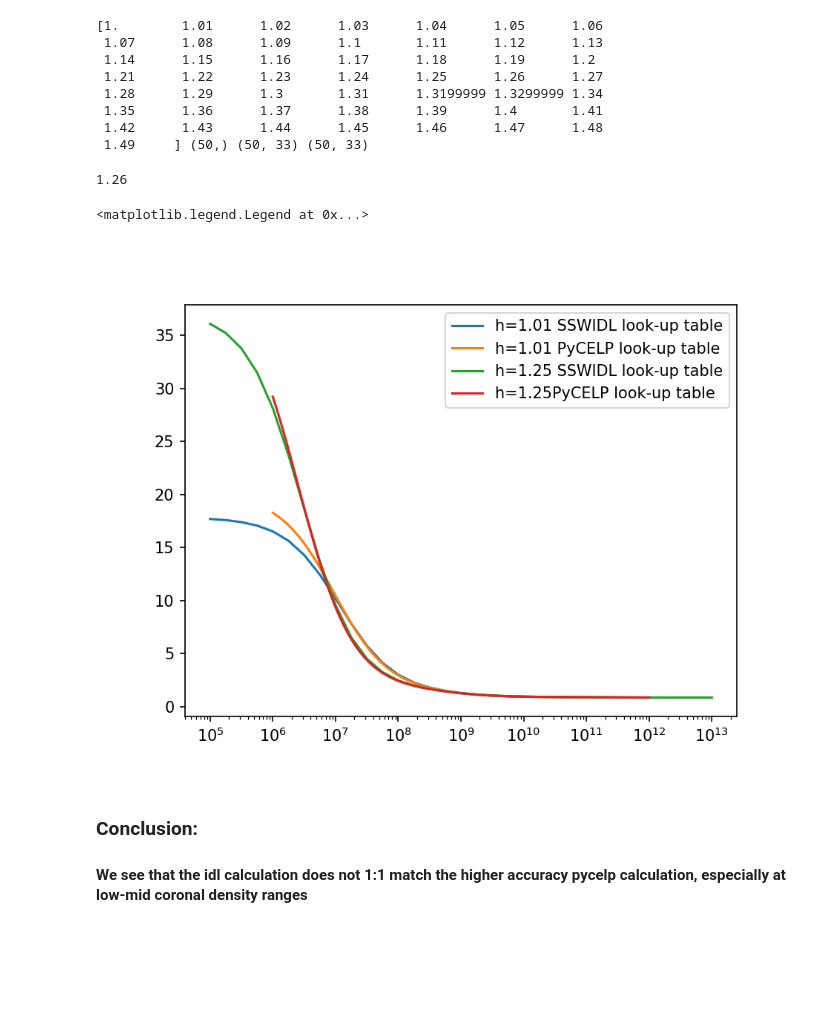
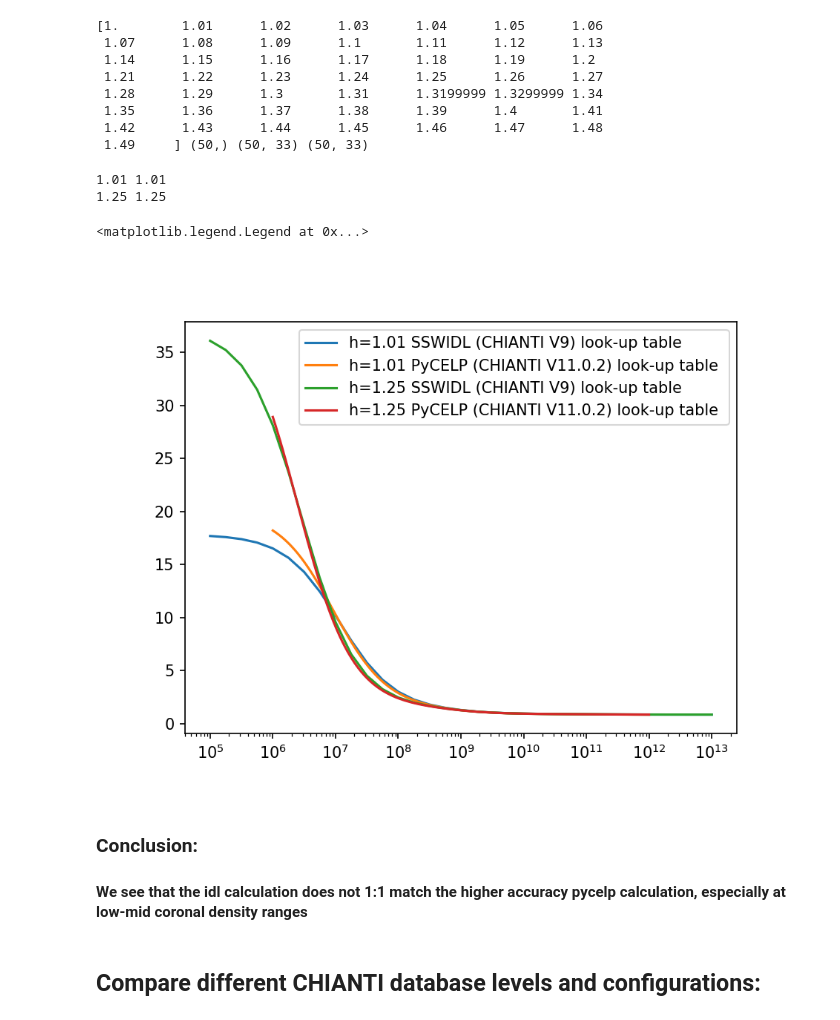
Before and after one commit to arparaschiv/FeXIII-coronal-density, a Jupyter notebook: PyCELP_generate_lookup.ipynb, the cells around one changed output. Saved outputs shown, nothing was run; the diff lists cells and outputs as text; code cells hidden in the pictures; blank space fills up the shorter version.

```diff
--- a/PyCELP_generate_lookup.ipynb
+++ b/PyCELP_generate_lookup.ipynb
@@ -38,7 +38,7 @@ os.environ["XUVTOP"] = '/home/noxpara/Documents/physics_progs/CHIANTI_10.1_datab
 
 %matplotlib widget
 # %%
-la   = 150          ### Number of levels to include when doing the statistical equiblibrium and radiative transfer equations. The database has ~750 levels. Anything above 400 levels shoudl be enough.
+la   = 750          ### Number of levels to include when doing the statistical equiblibrium and radiative transfer equations. The database has ~750 levels. Anything above 100 levels shoudl be enough.
 fe13 = pycelp.Ion('fe_13',nlevels = la)
 ## some useful prints of the Ion parameters extracted from the database
 #print("\n",fe13,"\n")                ## show extracted ion spacifications
@@ -409,22 +440,26 @@ print(chia['h'],chia['h'].shape,chia['rat'].shape,chia['den'].shape)
  1.42      1.43      1.44      1.45      1.46      1.47      1.48
  1.49     ] (50,) (50, 33) (50, 33)
 # %%
-chia['h'][25]
-heights[25]
+# Try comparing the Pycelp with sswidl at the same heights above limb.
+print(chia['h'][1],heights[0])
+print(chia['h'][25],heights[24])
 # %% [output]
-1.26
+1.01 1.01
+1.25 1.25
 # %%
 plt.figure()
-plt.plot(chia.den[1,:],chia.rat[1],label="h=1.01 SSWIDL look-up table")
-plt.plot(densities,ratios[0,:],label="h=1.01 PyCELP look-up table")
-plt.plot(chia.den[25,:],chia.rat[25],label="h=1.25 SSWIDL look-up table")
-plt.plot(densities,ratios[24,:],label="h=1.25PyCELP look-up table")
+plt.plot(chia['den'][1,:],chia['rat'][1],label="h=1.01 SSWIDL (CHIANTI V9) look-up table")
+plt.plot(densities,ratios[0,:],label=f"h=1.01 PyCELP (CHIANTI V{pycelp.chianti.getChiantiDir()[1]}) look-up table")
+plt.plot(chia['den'][25,:],chia['rat'][25],label="h=1.25 SSWIDL (CHIANTI V9) look-up table")
+plt.plot(densities,ratios[24,:],label=f"h=1.25 PyCELP (CHIANTI V{pycelp.chianti.getChiantiDir()[1]}) look-up table ")
 plt.xscale('log')
 plt.legend()
 # %% [output]
 <matplotlib.legend.Legend at 0x...>
-[figure, old version]
+[figure, new version]
 # %% [markdown]
 ### Conclusion:
 
 #### We see that the idl calculation does not 1:1 match the higher accuracy pycelp calculation, especially at low-mid coronal density ranges
+# %% [markdown]
+## Compare different CHIANTI database levels and configurations:
```
Also changed, not shown: parts of 23 cells of this notebook, 9 other files.
